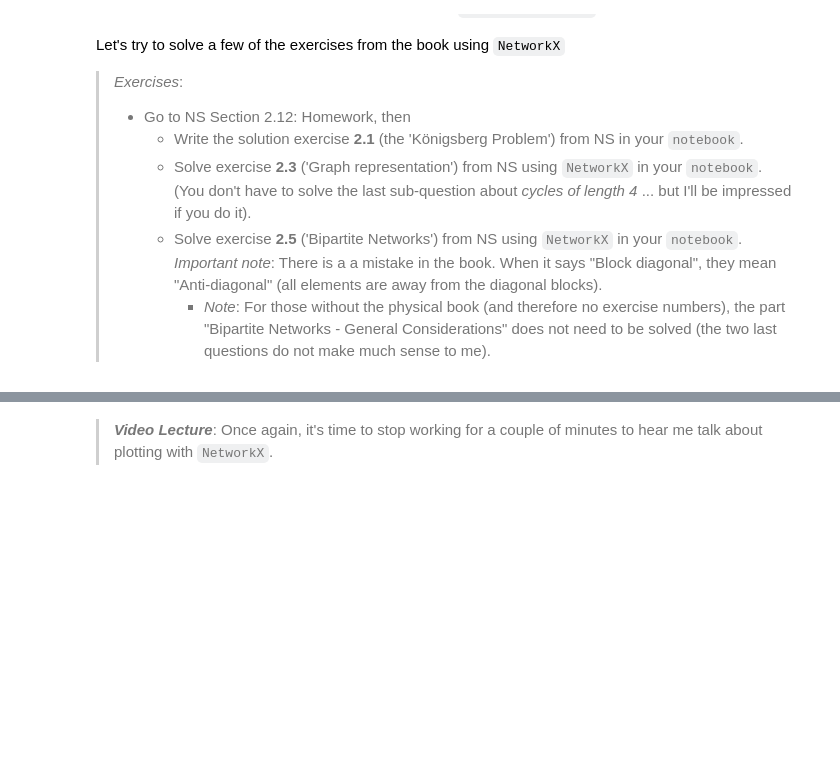
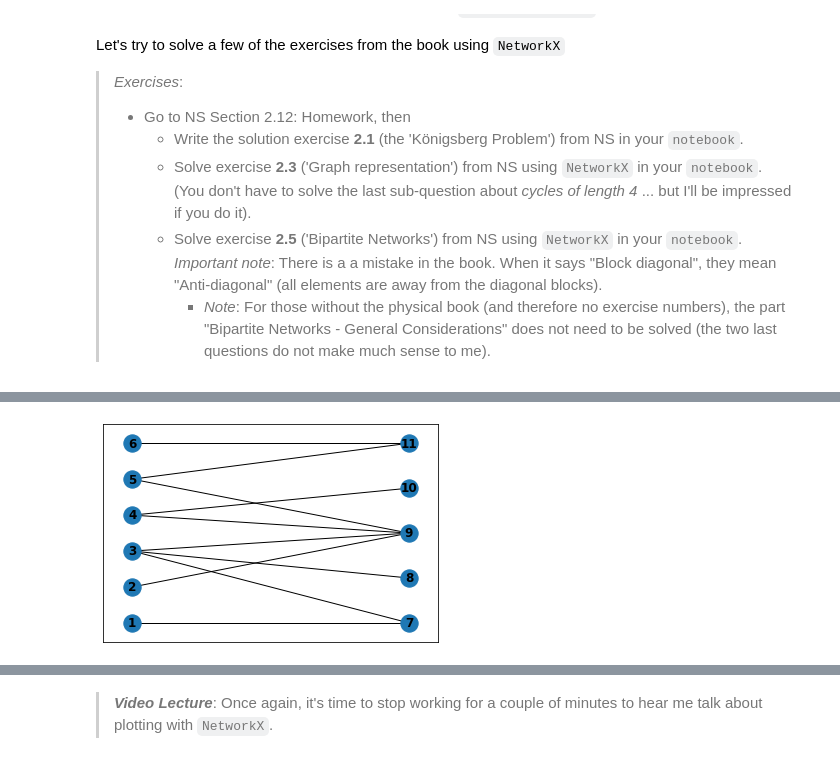
Before and after one commit to SocialComplexityLab/socialgraphs2021, a Jupyter notebook: lectures/Week2.ipynb, the cells around one changed output, grey strips where cells are left out. Saved outputs shown, nothing was run; the diff lists cells and outputs as text; code cells hidden in the pictures; blank space fills up the shorter version.

```diff
--- a/lectures/Week2.ipynb
+++ b/lectures/Week2.ipynb
@@ -77,0 +166,11 @@ Let's try to solve a few of the exercises from the book using `NetworkX`
+# %%
+
+BN = nx.Graph()
+BN.add_nodes_from([1,2,3,4,5,6,7,8,9,10,11])
+BN.add_edges_from([(1,7),(2,9),(3,7),(3,8),(3,9),(4,9),(4,10),(5,9),(5,11),(6,11)])
+# Bipartite Netowrk Drawing
+top = nx.bipartite.sets(BN)[0]
+pos = nx.bipartite_layout(BN, top)
+nx.draw_networkx(BN, pos=pos, with_labels=True, font_weight='bold')
+# %% [output]
+[figure, added]
```
Also changed, not shown: parts of 16 cells of this notebook.
